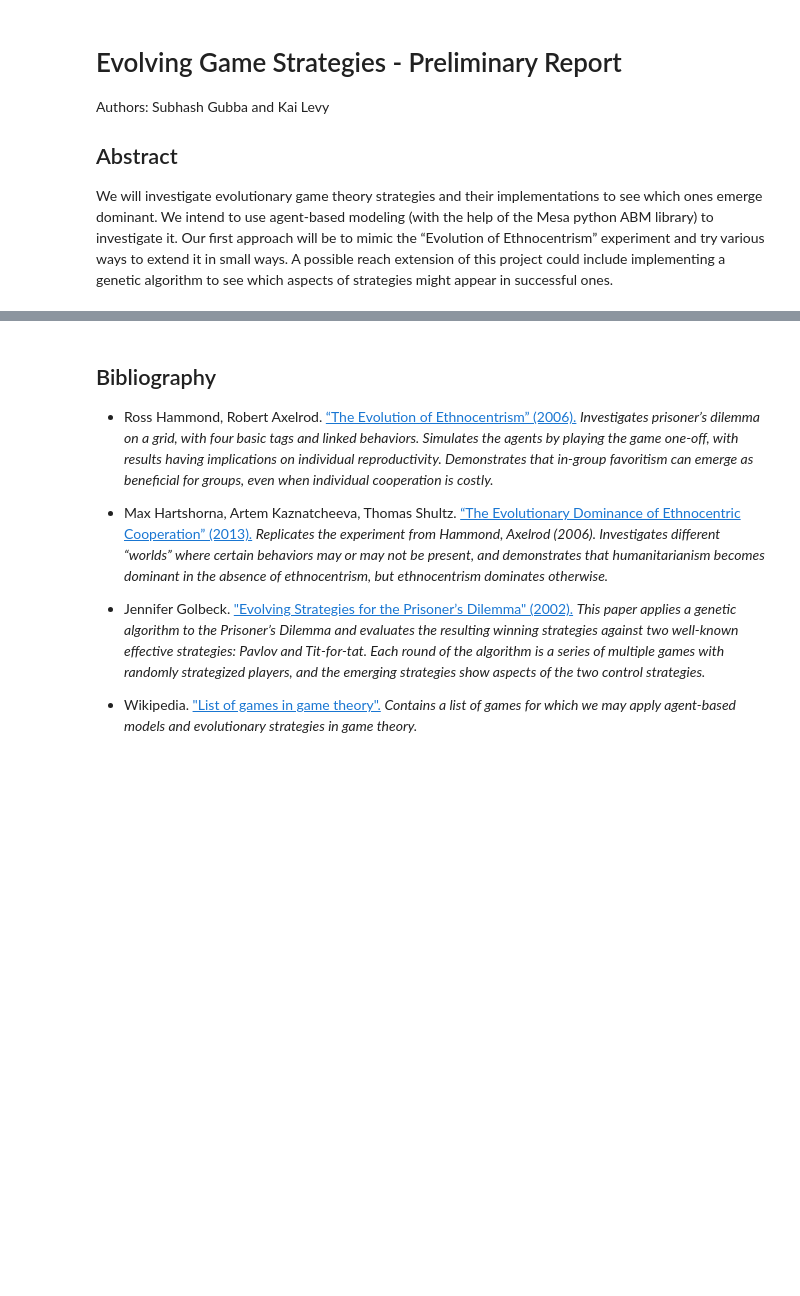
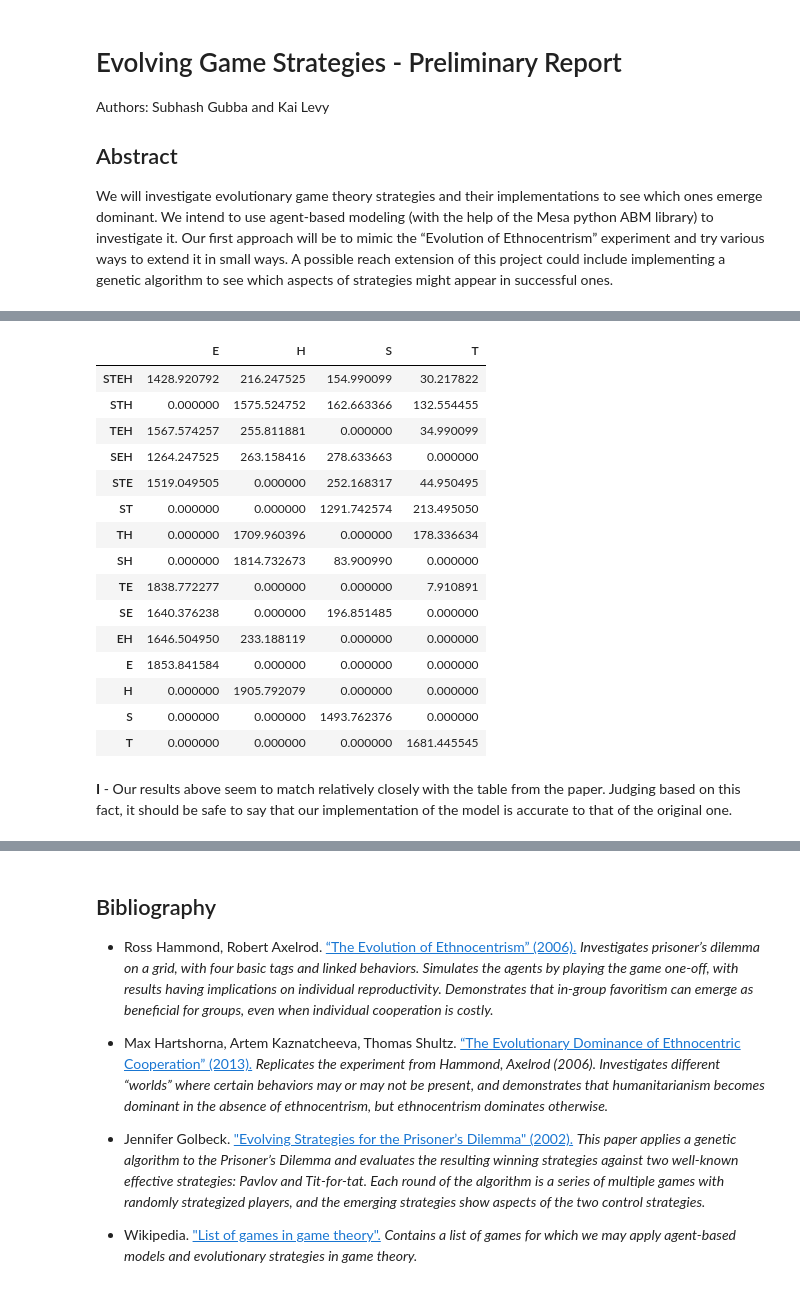
Before and after one commit to kailevy/EthnoModel, a Jupyter notebook: reports/Preliminary_Report_EvolveStrat.ipynb, the cells around one changed output, grey strips where cells are left out. Cells and saved outputs as stored; diff of their text form; code cells hidden in the pictures; blank space fills up the shorter version.

```diff
--- a/reports/Preliminary_Report_EvolveStrat.ipynb
+++ b/reports/Preliminary_Report_EvolveStrat.ipynb
@@ -29,0 +60,3 @@ _ = ax.legend(bbox_to_anchor=(1.35, 1.025))
+# %%
+behavior_combs = powerset([0b00,0b01,0b10,0b11])
+print(behavior_combs)
@@ -29,0 +65,2 @@ _ = ax.legend(bbox_to_anchor=(1.35, 1.025))
+# %%
+behavior_labels = [[BEHAVIOR_KEY[y] for y in x] for x in behavior_combs]
@@ -29,0 +85,13 @@ _ = ax.legend(bbox_to_anchor=(1.35, 1.025))
+# %%
+behavior_counts_dict = {}
+counter = 0
+for b_list in behavior_combs:
+    m = EthnoModel(5,50,50,1,0.005, b_list, max_iters=2000)
+    m.run_model()
+    data = m.datacollector.get_model_vars_dataframe()
+    S_mean_count = data.Selfish[1900:].get_values().mean()
+    T_mean_count = data.Traitor[1900:].get_values().mean()
+    E_mean_count = data.Ethnocentric[1900:].get_values().mean()
+    H_mean_count = data.Humanitarian[1900:].get_values().mean()
+    behavior_counts_dict[''.join(behavior_labels[counter])] = [S_mean_count,T_mean_count,E_mean_count,H_mean_count]
+    counter+=1
@@ -29,0 +119,25 @@ _ = ax.legend(bbox_to_anchor=(1.35, 1.025))
+# %%
+behavior_counts_table = pd.DataFrame(behavior_counts_dict).transpose()
+behavior_counts_table.columns = ['S','T','E','H']
+# %%
+newtemp = behavior_counts_table[['E','H','S','T']]
+newtemp.reindex(['STEH','STH','TEH','SEH','STE','ST','TH','SH','TE','SE','EH','E','H','S','T'])
+# %% [output]
+|  | E | H | S | T |
+| STEH | 1428.920792 | 216.247525 | 154.990099 | 30.217822 |
+| STH | 0.000000 | 1575.524752 | 162.663366 | 132.554455 |
+| TEH | 1567.574257 | 255.811881 | 0.000000 | 34.990099 |
+| SEH | 1264.247525 | 263.158416 | 278.633663 | 0.000000 |
+| STE | 1519.049505 | 0.000000 | 252.168317 | 44.950495 |
+| ST | 0.000000 | 0.000000 | 1291.742574 | 213.495050 |
+| TH | 0.000000 | 1709.960396 | 0.000000 | 178.336634 |
+| SH | 0.000000 | 1814.732673 | 83.900990 | 0.000000 |
+| TE | 1838.772277 | 0.000000 | 0.000000 | 7.910891 |
+| SE | 1640.376238 | 0.000000 | 196.851485 | 0.000000 |
+| EH | 1646.504950 | 233.188119 | 0.000000 | 0.000000 |
+| E | 1853.841584 | 0.000000 | 0.000000 | 0.000000 |
+| H | 0.000000 | 1905.792079 | 0.000000 | 0.000000 |
+| S | 0.000000 | 0.000000 | 1493.762376 | 0.000000 |
+| T | 0.000000 | 0.000000 | 0.000000 | 1681.445545 |
+# %% [markdown]
+**I** - Our results above seem to match relatively closely with the table from the paper. Judging based on this fact, it should be safe to say that our implementation of the model is accurate to that of the original one.
```
Also changed, not shown: parts of 14 cells of this notebook.
